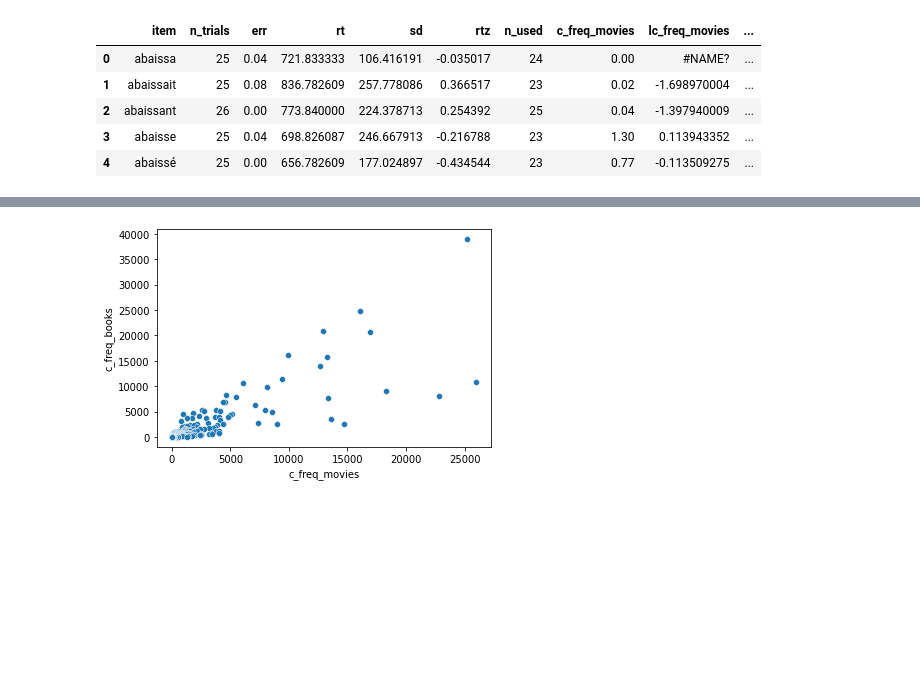
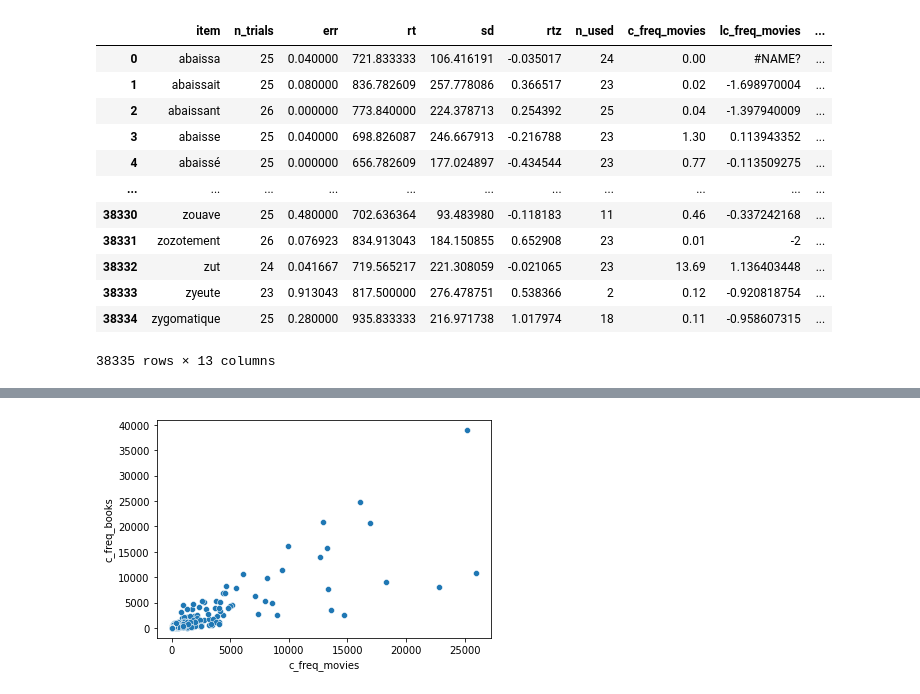
Before and after one commit to ethanweed/ExPsyLing, a Jupyter notebook: 2022/Notebooks/MEGALEX_1.ipynb, the cells around one changed output, grey strips where cells are left out. Cells and saved outputs as stored; diff of their text form; code cells hidden in the pictures; blank space fills up the shorter version.

```diff
--- a/2022/Notebooks/MEGALEX_1.ipynb
+++ b/2022/Notebooks/MEGALEX_1.ipynb
@@ -9,11 +9,21 @@ pd.options.mode.chained_assignment = None  # default='warn'
 
 df = pd.read_csv('https://raw.githubusercontent.com/ethanweed/datasets-for-teaching/main/MEGALEX.csv')
 # %%
-df.head()
+
+data = df # Not necessary, just because I reordered things, and this is faster than changing the variables below
+
+data
 # %% [output]
 |  | item | n_trials | err | rt | sd | rtz | n_used | c_freq_movies | lc_freq_movies | ... |
-| 0 | abaissa | 25 | 0.04 | 721.833333 | 106.416191 | -0.035017 | 24 | 0.00 | #NAME? | ... |
-| 1 | abaissait | 25 | 0.08 | 836.782609 | 257.778086 | 0.366517 | 23 | 0.02 | -1.698970004 | ... |
-| 2 | abaissant | 26 | 0.00 | 773.840000 | 224.378713 | 0.254392 | 25 | 0.04 | -1.397940009 | ... |
-| 3 | abaisse | 25 | 0.04 | 698.826087 | 246.667913 | -0.216788 | 23 | 1.30 | 0.113943352 | ... |
-| 4 | abaissé | 25 | 0.00 | 656.782609 | 177.024897 | -0.434544 | 23 | 0.77 | -0.113509275 | ... |
+| 0 | abaissa | 25 | 0.040000 | 721.833333 | 106.416191 | -0.035017 | 24 | 0.00 | #NAME? | ... |
+| 1 | abaissait | 25 | 0.080000 | 836.782609 | 257.778086 | 0.366517 | 23 | 0.02 | -1.698970004 | ... |
+| 2 | abaissant | 26 | 0.000000 | 773.840000 | 224.378713 | 0.254392 | 25 | 0.04 | -1.397940009 | ... |
+| 3 | abaisse | 25 | 0.040000 | 698.826087 | 246.667913 | -0.216788 | 23 | 1.30 | 0.113943352 | ... |
+| 4 | abaissé | 25 | 0.000000 | 656.782609 | 177.024897 | -0.434544 | 23 | 0.77 | -0.113509275 | ... |
+| ... | ... | ... | ... | ... | ... | ... | ... | ... | ... | ... |
+| 38330 | zouave | 25 | 0.480000 | 702.636364 | 93.483980 | -0.118183 | 11 | 0.46 | -0.337242168 | ... |
+| 38331 | zozotement | 26 | 0.076923 | 834.913043 | 184.150855 | 0.652908 | 23 | 0.01 | -2 | ... |
+| 38332 | zut | 24 | 0.041667 | 719.565217 | 221.308059 | -0.021065 | 23 | 13.69 | 1.136403448 | ... |
+| 38333 | zyeute | 23 | 0.913043 | 817.500000 | 276.478751 | 0.538366 | 2 | 0.12 | -0.920818754 | ... |
+| 38334 | zygomatique | 25 | 0.280000 | 935.833333 | 216.971738 | 1.017974 | 18 | 0.11 | -0.958607315 | ... |
+38335 rows × 13 columns
```
Also changed, not shown: parts of 12 cells of this notebook.
